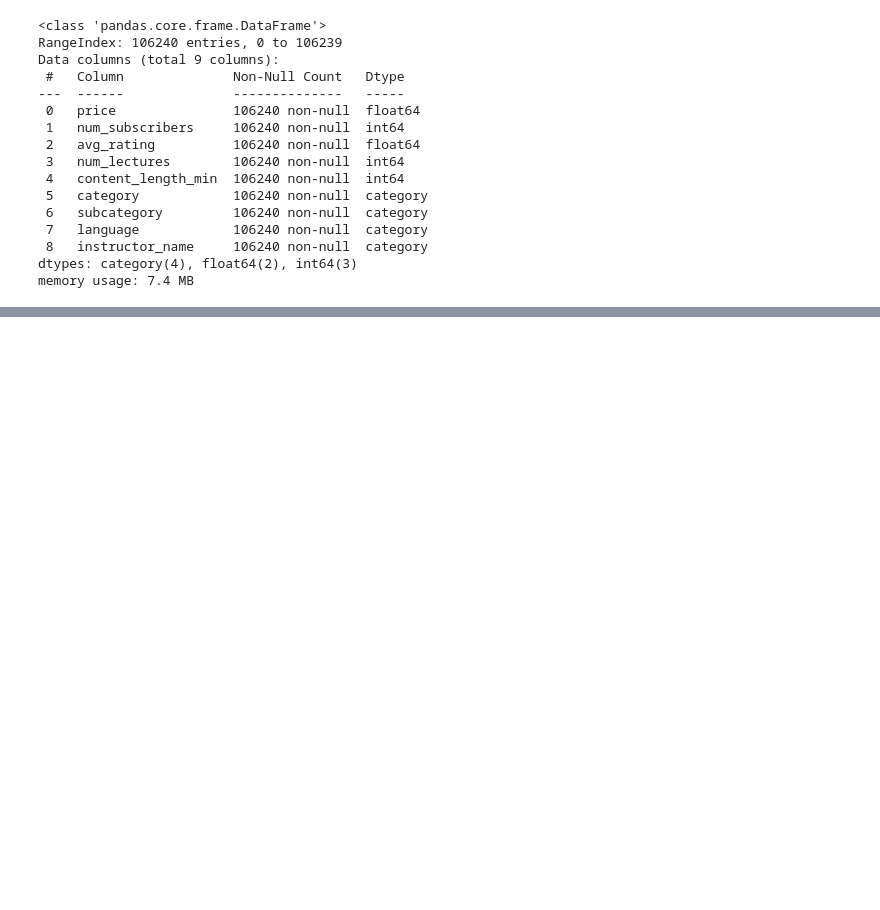
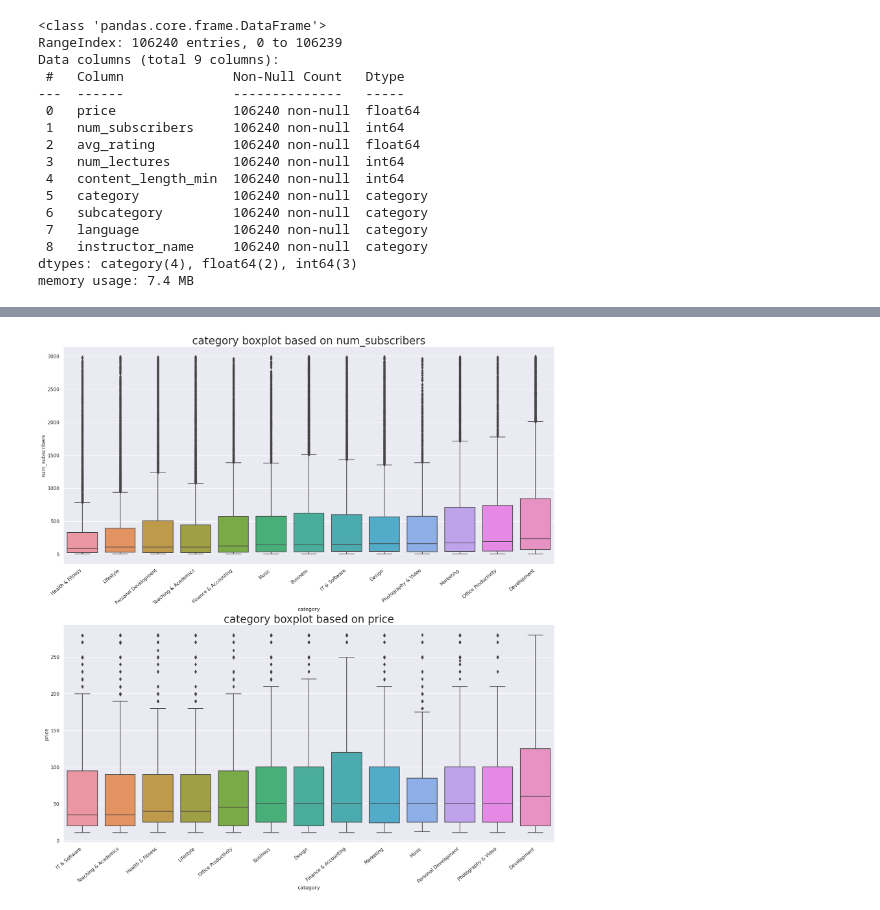
Before and after one commit to Amizzuddin/sc1015, a Jupyter notebook: contributions/amizzuddin/amizzuddin.ipynb, the cells around one changed output, grey strips where cells are left out. Saved outputs shown, nothing was run; the diff lists cells and outputs as text; code cells hidden in the pictures; blank space fills up the shorter version.

```diff
--- a/contributions/amizzuddin/amizzuddin.ipynb
+++ b/contributions/amizzuddin/amizzuddin.ipynb
@@ -117,3 +123,5 @@ memory usage: 7.4 MB
 # %%
-# generate_numerical_vs_categorical_eda_visualization(RemovedOutlierDataset, parameters, '[UNION outliers removed] num_subscriber VS category')
+generate_numerical_vs_categorical_eda_visualization(RemovedOutlierDataset, parameters, '[UNION outliers removed] num_subscriber VS category')
+# %% [output]
+[figure, added]
 # %%
```
Also changed, not shown: parts of 11 cells of this notebook, 4 other files.
